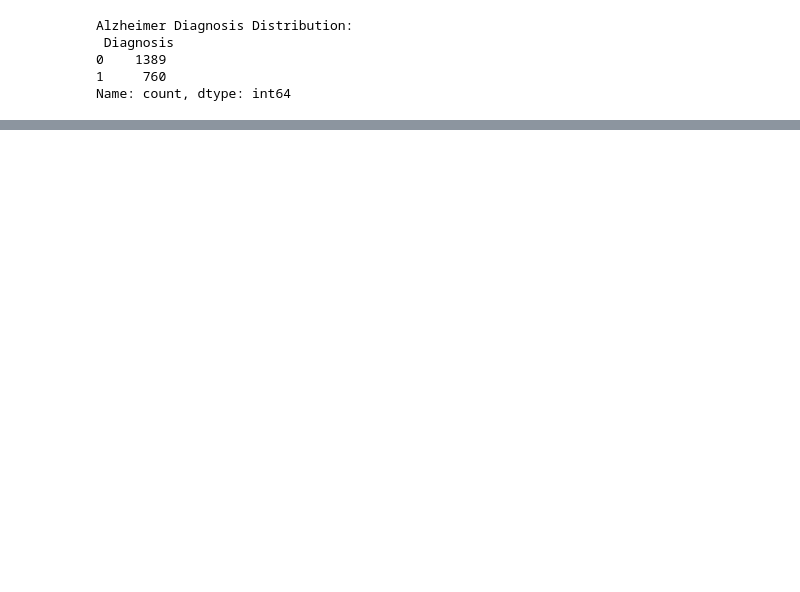
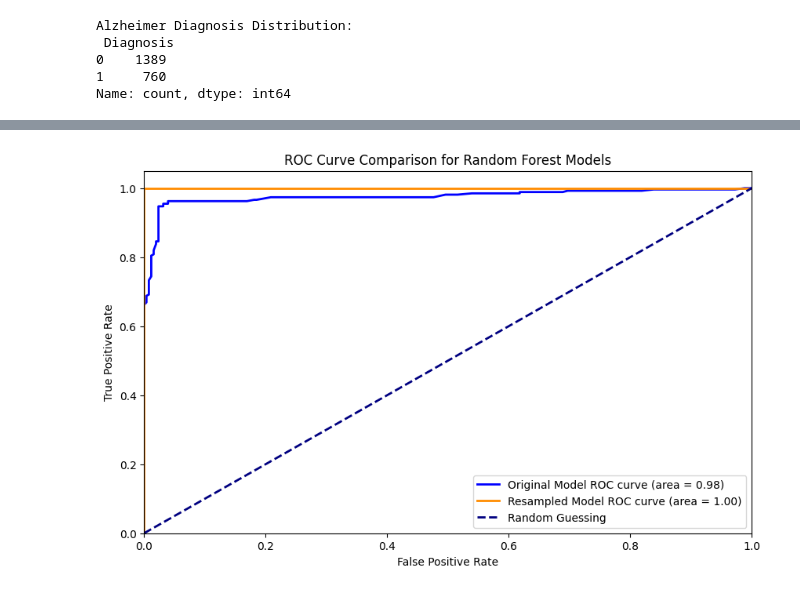
Before and after one commit to danielferreira-dias/AICareCognitive, a Jupyter notebook: challenge-02/notebooks/pedro.ipynb, the cells around one changed output, grey strips where cells are left out. Cells and saved outputs as stored; diff of their text form; code cells hidden in the pictures; blank space fills up the shorter version.

```diff
--- a/challenge-02/notebooks/pedro.ipynb
+++ b/challenge-02/notebooks/pedro.ipynb
@@ -326,0 +355,99 @@ Matthews Correlation Coefficient (resampled): 0.9929
+# %%
+from sklearn.ensemble import RandomForestClassifier
+from sklearn.model_selection import StratifiedKFold, cross_val_score, cross_val_predict
+from sklearn.metrics import accuracy_score, confusion_matrix, classification_report, roc_auc_score, matthews_corrcoef, \
+    roc_curve, auc
+import matplotlib.pyplot as plt
+from sklearn.preprocessing import StandardScaler
+
+# Initialize Stratified K-Fold
+skf = StratifiedKFold(n_splits=5, shuffle=True, random_state=42)
+
+# Standardize datasets
+scaler = StandardScaler()
+X_train_scaled_alzheimer = scaler.fit_transform(X_train_alzheimer)
+X_test_scaled_alzheimer = scaler.transform(X_test_alzheimer)
+X_train_scaled_alzheimer_resampled = scaler.fit_transform(data_balanced.drop(columns='Diagnosis'))
+
+# Instantiate Random Forest models
+rf_model = RandomForestClassifier(random_state=42, n_estimators=200)  # Use more estimators as needed
+rf_model_resampled = RandomForestClassifier(class_weight='balanced', random_state=42, n_estimators=200)
+
+# Perform stratified cross-validation for the original Random Forest model
+accuracy_scores = cross_val_score(rf_model, X_train_scaled_alzheimer, y_train_alzheimer, cv=skf, scoring='accuracy')
+y_pred_cross_val = cross_val_predict(rf_model, X_train_scaled_alzheimer, y_train_alzheimer, cv=skf)
+
+# Perform stratified cross-validation for the resampled Random Forest model
+accuracy_scores_resampled = cross_val_score(rf_model_resampled, X_train_scaled_alzheimer_resampled,
+                                            data_balanced['Diagnosis'], cv=skf, scoring='accuracy')
+y_pred_cross_val_resampled = cross_val_predict(rf_model_resampled, X_train_scaled_alzheimer_resampled,
+                                               data_balanced['Diagnosis'], cv=skf)
+
+# Fit the original Random Forest model
+rf_model.fit(X_train_scaled_alzheimer, y_train_alzheimer)
+y_pred_alzheimer = rf_model.predict(X_test_scaled_alzheimer)
+
+# Fit the resampled Random Forest model
+rf_model_resampled.fit(X_train_scaled_alzheimer_resampled, data_balanced['Diagnosis'])
+y_pred_resampled = rf_model_resampled.predict(X_test_scaled_alzheimer)
+
+# Evaluate cross-validated accuracy
+print("Cross-validated Accuracy Scores (original model):")
+print(accuracy_scores)
+print(f'Cross-validated Mean Accuracy: {accuracy_scores.mean():.4f}')
+
+print("Cross-validated Accuracy Scores (resampled model):")
+print(accuracy_scores_resampled)
+print(f'Cross-validated Mean Accuracy (resampled): {accuracy_scores_resampled.mean():.4f}')
+
+# Evaluate accuracy on test set
+accuracy = accuracy_score(y_test_alzheimer, y_pred_alzheimer)
+accuracy_resampled = accuracy_score(y_test_alzheimer, y_pred_resampled)
+print(f'Accuracy: {accuracy:.4f}')
+print(f'Accuracy (resampled): {accuracy_resampled:.4f}')
+
+# Confusion matrix
+conf_matrix = confusion_matrix(y_test_alzheimer, y_pred_alzheimer)
+conf_matrix_resampled = confusion_matrix(y_test_alzheimer, y_pred_resampled)
+print(f'Confusion Matrix:\n{conf_matrix}')
+print(f'Confusion Matrix (resampled):\n{conf_matrix_resampled}')
+
+# Classification report
+class_report = classification_report(y_test_alzheimer, y_pred_alzheimer)
+class_report_resampled = classification_report(y_test_alzheimer, y_pred_resampled)
+print(f'Classification Report:\n{class_report}')
+print(f'Classification Report (resampled):\n{class_report_resampled}')
+
+# Additional metrics: ROC-AUC and Matthews Correlation Coefficient
+roc_auc = roc_auc_score(y_test_alzheimer, y_pred_alzheimer)
+roc_auc_resampled = roc_auc_score(y_test_alzheimer, y_pred_resampled)
+mcc = matthews_corrcoef(y_test_alzheimer, y_pred_alzheimer)
+mcc_resampled = matthews_corrcoef(y_test_alzheimer, y_pred_resampled)
+
+print(f'ROC-AUC: {roc_auc:.4f}')
+print(f'ROC-AUC (resampled): {roc_auc_resampled:.4f}')
+print(f'Matthews Correlation Coefficient: {mcc:.4f}')
+print(f'Matthews Correlation Coefficient (resampled): {mcc_resampled:.4f}')
+
+# Plot ROC Curves for both models
+y_prob_alzheimer = rf_model.predict_proba(X_test_scaled_alzheimer)[:, 1]  # Get probabilities for the positive class
+fpr, tpr, _ = roc_curve(y_test_alzheimer, y_prob_alzheimer)
+roc_auc = auc(fpr, tpr)
+
+y_prob_resampled = rf_model_resampled.predict_proba(X_test_scaled_alzheimer)[:, 1]
+fpr_resampled, tpr_resampled, _ = roc_curve(y_test_alzheimer, y_prob_resampled)
+roc_auc_resampled = auc(fpr_resampled, tpr_resampled)
+
+plt.figure(figsize=(10, 6))
+plt.plot(fpr, tpr, color='blue', lw=2, label=f'Original Model ROC curve (area = {roc_auc:.2f})')
+plt.plot(fpr_resampled, tpr_resampled, color='darkorange', lw=2,
+         label=f'Resampled Model ROC curve (area = {roc_auc_resampled:.2f})')
+plt.plot([0, 1], [0, 1], color='navy', lw=2, linestyle='--', label='Random Guessing')
+plt.xlim([0.0, 1.0])
+plt.ylim([0.0, 1.05])
+plt.xlabel('False Positive Rate')
+plt.ylabel('True Positive Rate')
+plt.title('ROC Curve Comparison for Random Forest Models')
+plt.legend(loc='lower right')
+plt.show()
+# %% [output]
@@ -326,0 +471 @@ Matthews Correlation Coefficient (resampled): 0.9929
+[figure, added]
```
Also changed, not shown: parts of 12 cells of this notebook.
